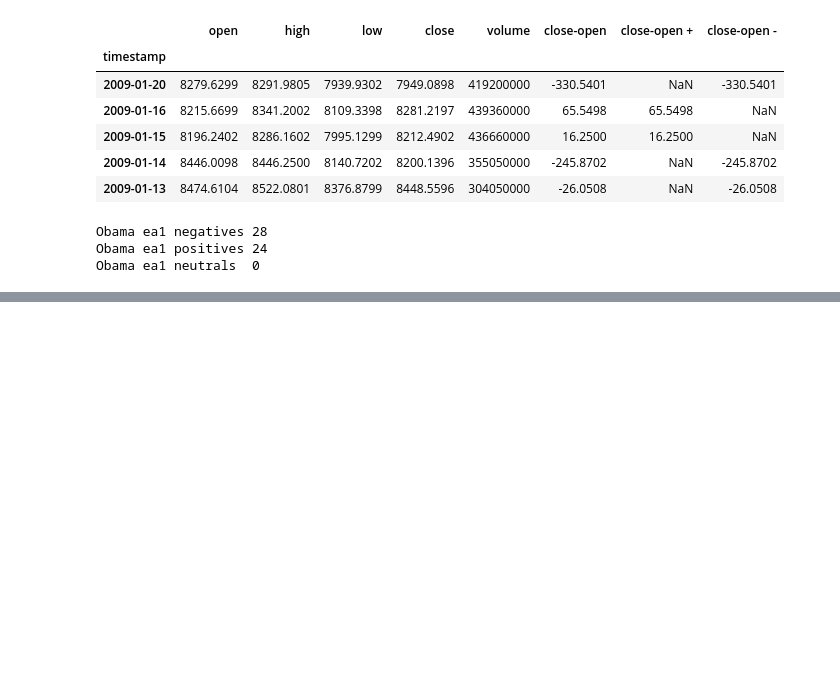
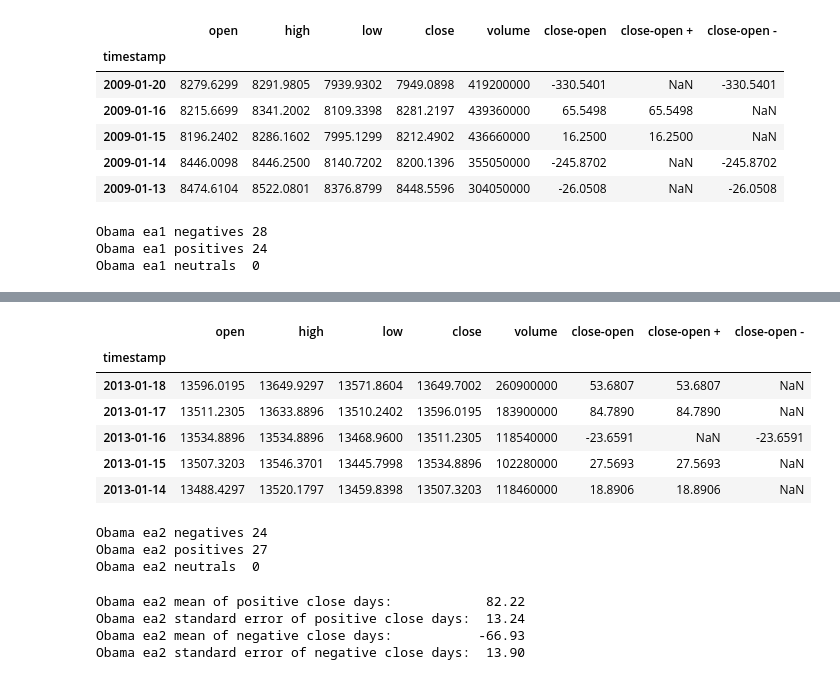
Before and after one commit to 123bmoney0/Project-1---Brute-Force, a Jupyter notebook: Project 1 Brute Force continuing code.ipynb, the cells around one changed output, grey strips where cells are left out. Cells and saved outputs as stored; diff of their text form; code cells hidden in the pictures; blank space fills up the shorter version.

```diff
--- a/Project 1 Brute Force continuing code.ipynb
+++ b/Project 1 Brute Force continuing code.ipynb
@@ -267,9 +294,17 @@ print('Bush ea1 neutrals ', bush_ea1_neutrals)
 # %%
 # Create a database for dates between Obama's second term election date (11/6/2012)
 # and his second term inauguration (1/20/2013)  where ea stands for election to inauguration
 # January 20, 2013 was a Sunday (stock market closed) so data is through Friday 1/18/2013
-obama_ea2_df = dow_jones_close[1684:1735]
+obama_ea2_df = dow_jones_close_no_index[1684:1735]
 obama_ea2_df.head()
+# %% [output]
+|  | open | high | low | close | volume | close-open | close-open + | close-open - |
+| timestamp |  |  |  |  |  |  |  |  |
+| 2013-01-18 | 13596.0195 | 13649.9297 | 13571.8604 | 13649.7002 | 260900000 | 53.6807 | 53.6807 | NaN |
+| 2013-01-17 | 13511.2305 | 13633.8896 | 13510.2402 | 13596.0195 | 183900000 | 84.7890 | 84.7890 | NaN |
+| 2013-01-16 | 13534.8896 | 13534.8896 | 13468.9600 | 13511.2305 | 118540000 | -23.6591 | NaN | -23.6591 |
+| 2013-01-15 | 13507.3203 | 13546.3701 | 13445.7998 | 13534.8896 | 102280000 | 27.5693 | 27.5693 | NaN |
+| 2013-01-14 | 13488.4297 | 13520.1797 | 13459.8398 | 13507.3203 | 118460000 | 18.8906 | 18.8906 | NaN |
 # %%
 # Find the number of days the market was up (+), down (-), or neutral for Obama 2nd ea
 obama_ea2_negatives = len(obama_ea2_df.loc[(obama_ea2_df['close-open'] < 0)])
@@ -278,3 +313,7 @@ obama_ea2_neutrals =  len(obama_ea2_df.loc[(obama_ea2_df['close-open'] == 0)])
 print('Obama ea2 negatives', obama_ea2_negatives)
 print('Obama ea2 positives', obama_ea2_positives)
 print('Obama ea2 neutrals ', obama_ea2_neutrals)
+# %% [output]
+Obama ea2 negatives 24
+Obama ea2 positives 27
+Obama ea2 neutrals  0
@@ -284,3 +320,20 @@ obama_ea2_date_index.head()
+# %%
+# For Obama's first election: Calculate the mean of close-open + column and the standard error
+obama_ea2_positive_closes_mean = obama_ea2_df.loc[:,'close-open +'].mean()
+obama_ea2_positive_closes_stderror = obama_ea2_df.loc[:,'close-open +'].sem()
+print('Obama ea2 mean of positive close days:           ', '{0:.2f}'.format(obama_ea2_positive_closes_mean))
+print('Obama ea2 standard error of positive close days: ', '{0:.2f}'.format(obama_ea2_positive_closes_stderror))
+
+# For Trump: Calculate the mean of close-open - column and the standard error
+obama_ea2_negative_closes_mean = obama_ea2_df.loc[:,'close-open -'].mean()
+obama_ea2_negative_closes_stderror = obama_ea2_df.loc[:,'close-open -'].sem()
+print('Obama ea2 mean of negative close days:          ', '{0:.2f}'.format(obama_ea2_negative_closes_mean))
+print('Obama ea2 standard error of negative close days: ', '{0:.2f}'.format(obama_ea2_negative_closes_stderror))
+# %% [output]
+Obama ea2 mean of positive close days:            82.22
+Obama ea2 standard error of positive close days:  13.24
+Obama ea2 mean of negative close days:           -66.93
+Obama ea2 standard error of negative close days:  13.90
 # %%
 # Create a database for dates between Bush's re-election (11/2/2004)
 # and his second inauguration (1/20/2005)    where ea stands for election to inauguration
```
Also changed, not shown: parts of 25 cells of this notebook.
